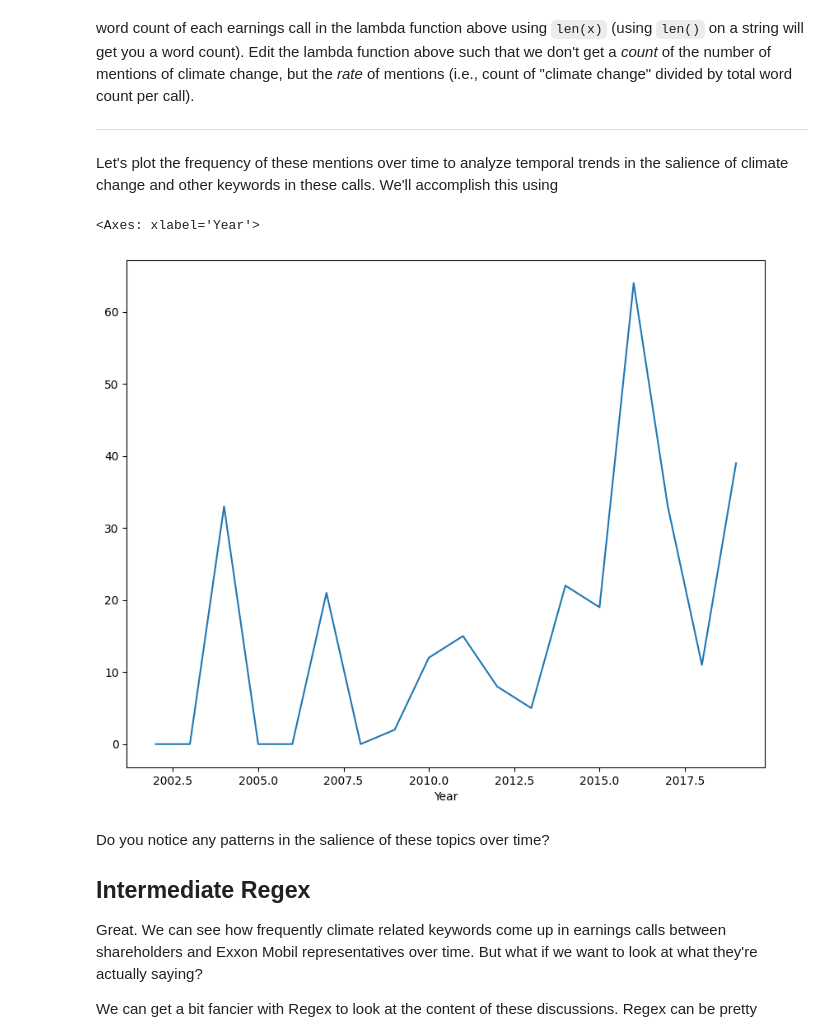
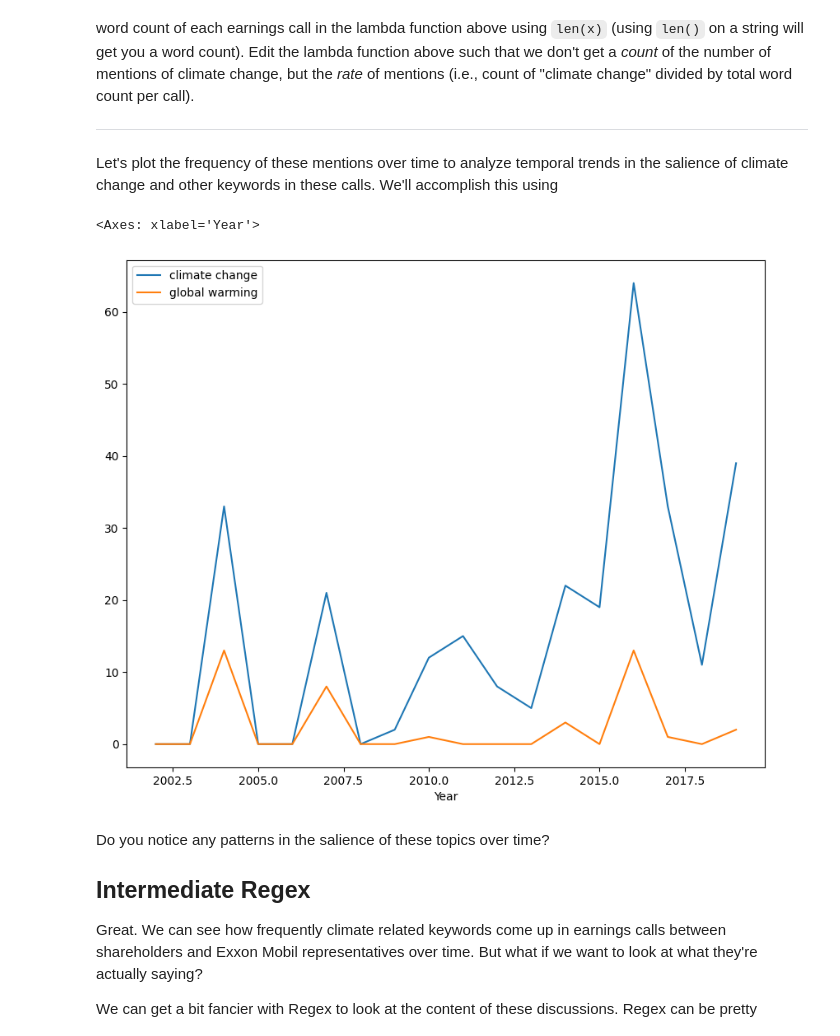
Before and after one commit to lazysheephaha/qm2, a Jupyter notebook: notebooks/W04. Natural Language Processing.ipynb, the cells around one changed output. Drawn from its saved outputs; the diff is of its cells as text; code cells hidden in the pictures.

```diff
--- a/notebooks/W04. Natural Language Processing.ipynb
+++ b/notebooks/W04. Natural Language Processing.ipynb
@@ -304,16 +330,16 @@ Let's plot the frequency of these mentions over time to analyze temporal trends
 # %%
 # extract the year from the date column
 df['Year']=df['Date'].dt.year
 
 # group the dataframe by year, calculating the sum of the "climate change" column
 # save it as a new dataframe called "yearly"
-yearly=df.groupby('Year')['climate change'].sum()
+yearly=df.groupby('Year')['climate change','global warming'].sum()
 
 # plot yearly
 yearly.plot()
 # %% [output]
 <Axes: xlabel='Year'>
-[figure, old version]
+[figure, new version]
 # %% [markdown]
 Do you notice any patterns in the salience of these topics over time?
 
```
Also changed, not shown: parts of 5 cells of this notebook.
